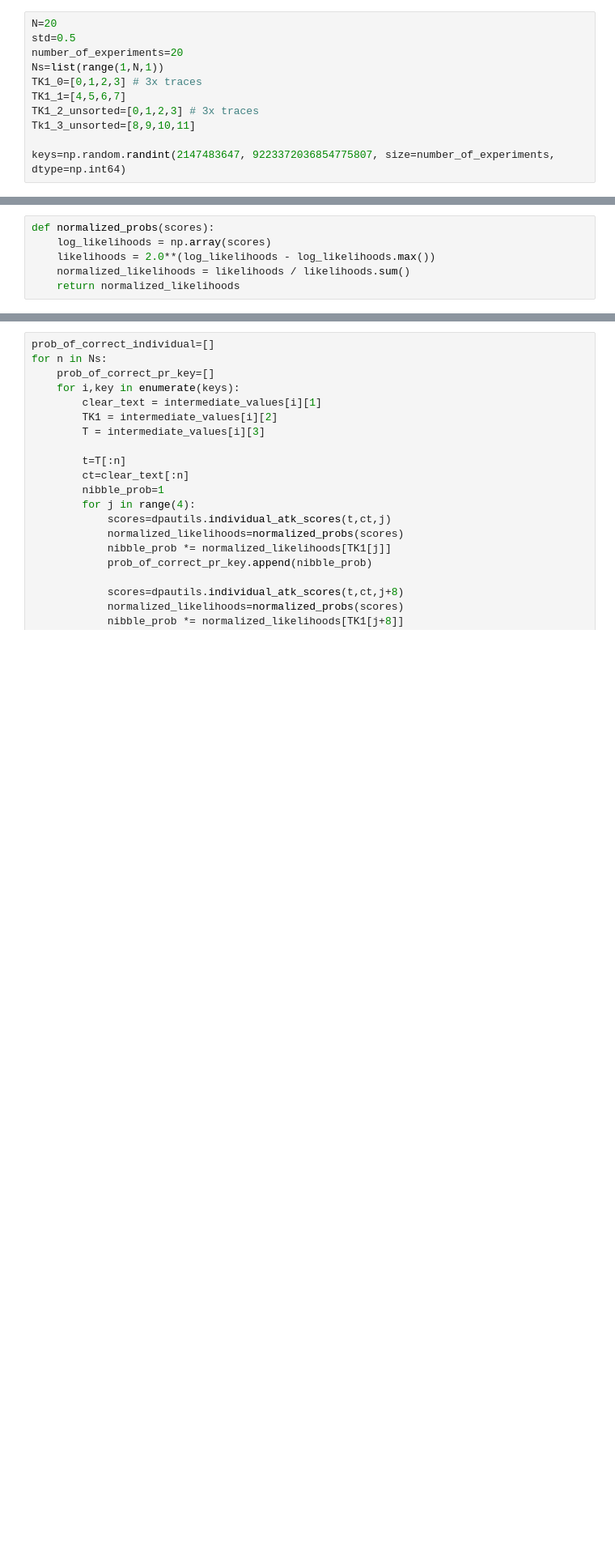
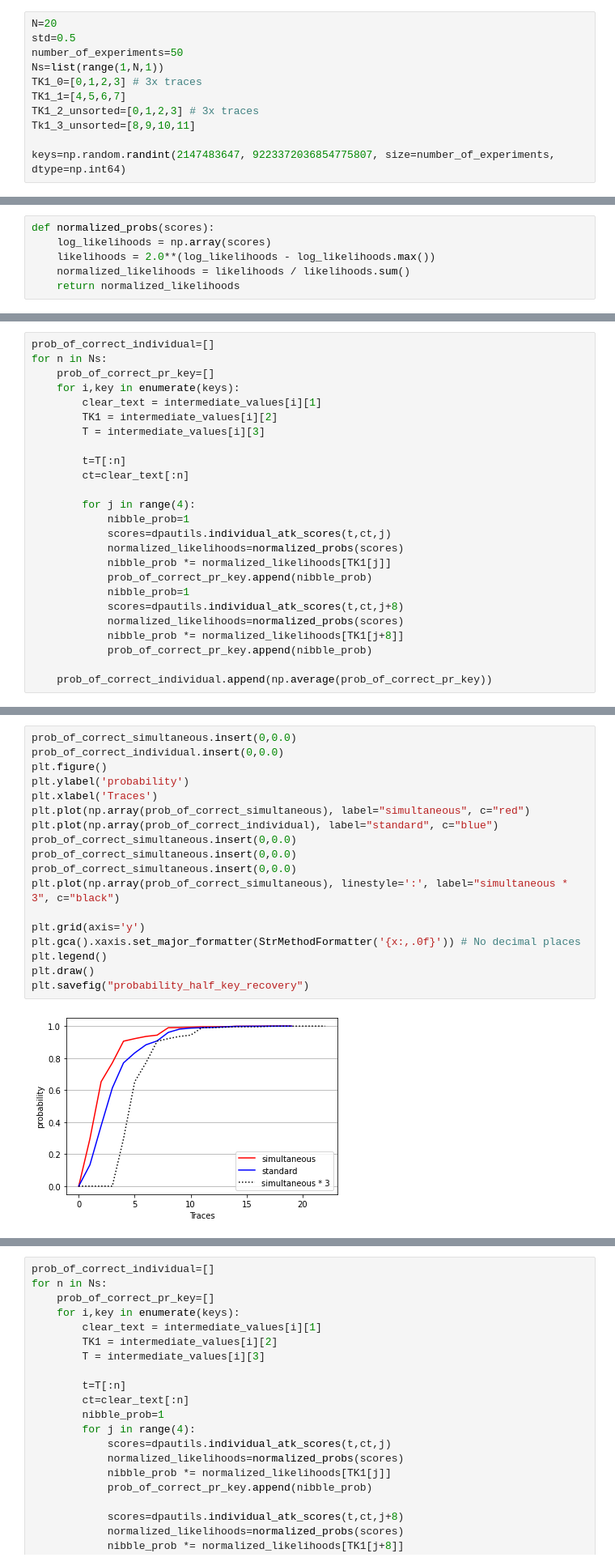
Before and after one commit to mtverraen/skinny-dpa, a Jupyter notebook: TK1-first-half.ipynb, the cells around one changed output, grey strips where cells are left out. Shown: that part at 81% size. Drawn from its saved outputs; the diff is of its cells as text; blank space fills up the shorter version.

```diff
--- a/TK1-first-half.ipynb
+++ b/TK1-first-half.ipynb
@@ -20,7 +20,7 @@ np.set_printoptions(threshold=sys.maxsize)
 # %%
 N=20
 std=0.5
-number_of_experiments=20
+number_of_experiments=50
 Ns=list(range(1,N,1))
 TK1_0=[0,1,2,3] # 3x traces
 TK1_1=[4,5,6,7]
@@ -71,3 +72,28 @@ for n in Ns:
             prob_of_correct_pr_key.append(nibble_prob)
 
     prob_of_correct_simultaneous.append(np.average(prob_of_correct_pr_key))
+# %%
+prob_of_correct_individual=[]
+for n in Ns:
+    prob_of_correct_pr_key=[]
+    for i,key in enumerate(keys):
+        clear_text = intermediate_values[i][1]
+        TK1 = intermediate_values[i][2]
+        T = intermediate_values[i][3]
+
+        t=T[:n]
+        ct=clear_text[:n]
+
+        for j in range(4):
+            nibble_prob=1
+            scores=dpautils.individual_atk_scores(t,ct,j)
+            normalized_likelihoods=normalized_probs(scores)
+            nibble_prob *= normalized_likelihoods[TK1[j]]
+            prob_of_correct_pr_key.append(nibble_prob)
+            nibble_prob=1
+            scores=dpautils.individual_atk_scores(t,ct,j+8)
+            normalized_likelihoods=normalized_probs(scores)
+            nibble_prob *= normalized_likelihoods[TK1[j+8]]
+            prob_of_correct_pr_key.append(nibble_prob)
+
+    prob_of_correct_individual.append(np.average(prob_of_correct_pr_key))
@@ -73,0 +109,20 @@ for n in Ns:
+# %%
+prob_of_correct_simultaneous.insert(0,0.0)
+prob_of_correct_individual.insert(0,0.0)
+plt.figure()
+plt.ylabel('probability')
+plt.xlabel('Traces')
+plt.plot(np.array(prob_of_correct_simultaneous), label="simultaneous", c="red")
+plt.plot(np.array(prob_of_correct_individual), label="standard", c="blue")
+prob_of_correct_simultaneous.insert(0,0.0)
+prob_of_correct_simultaneous.insert(0,0.0)
+prob_of_correct_simultaneous.insert(0,0.0)
+plt.plot(np.array(prob_of_correct_simultaneous), linestyle=':', label="simultaneous * 3", c="black")
+
+plt.grid(axis='y')
+plt.gca().xaxis.set_major_formatter(StrMethodFormatter('{x:,.0f}')) # No decimal places
+plt.legend()
+plt.draw()
+plt.savefig("probability_half_key_recovery")
+# %% [output]
+[figure, added]
```
Also changed, not shown: parts of 6 cells of this notebook, 15 other files.
